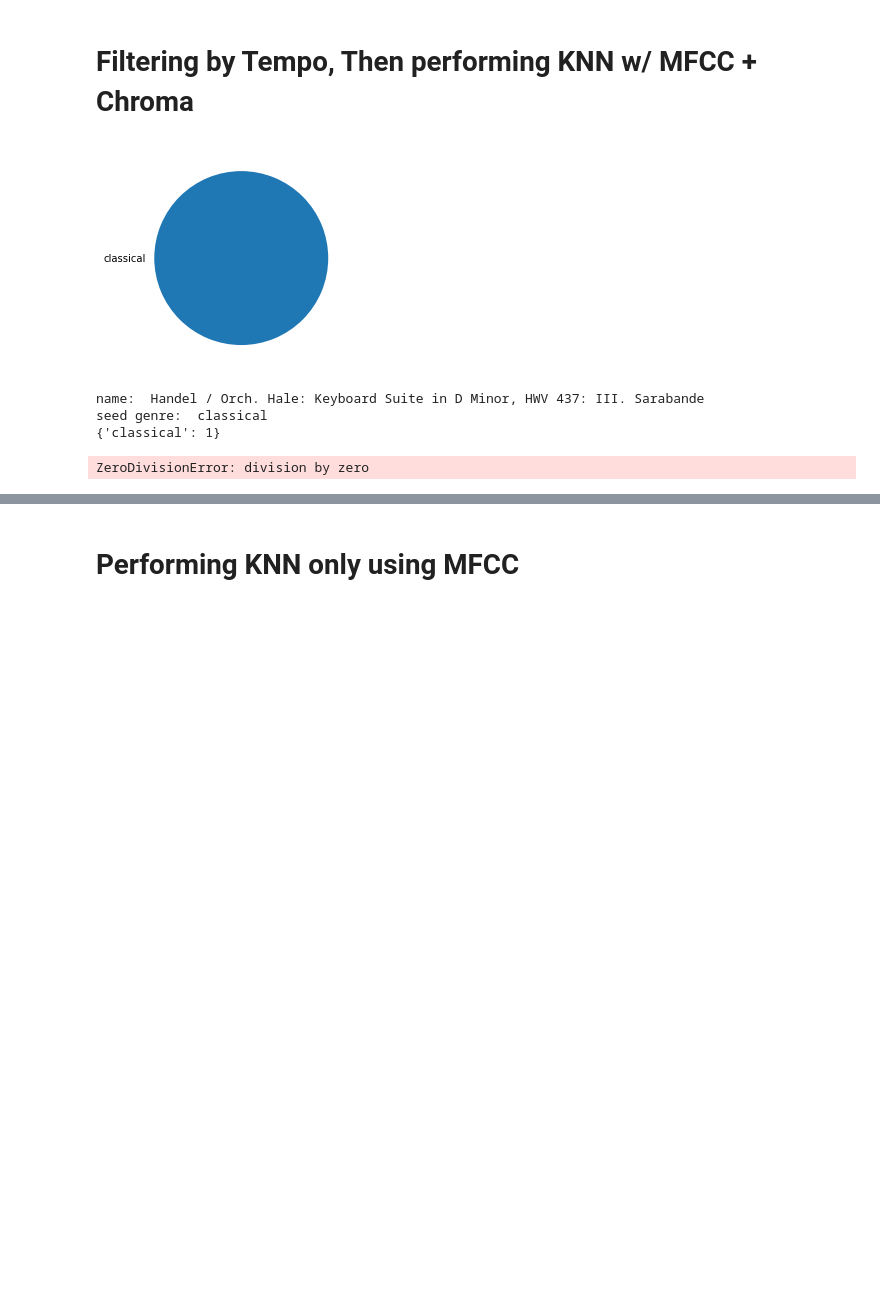
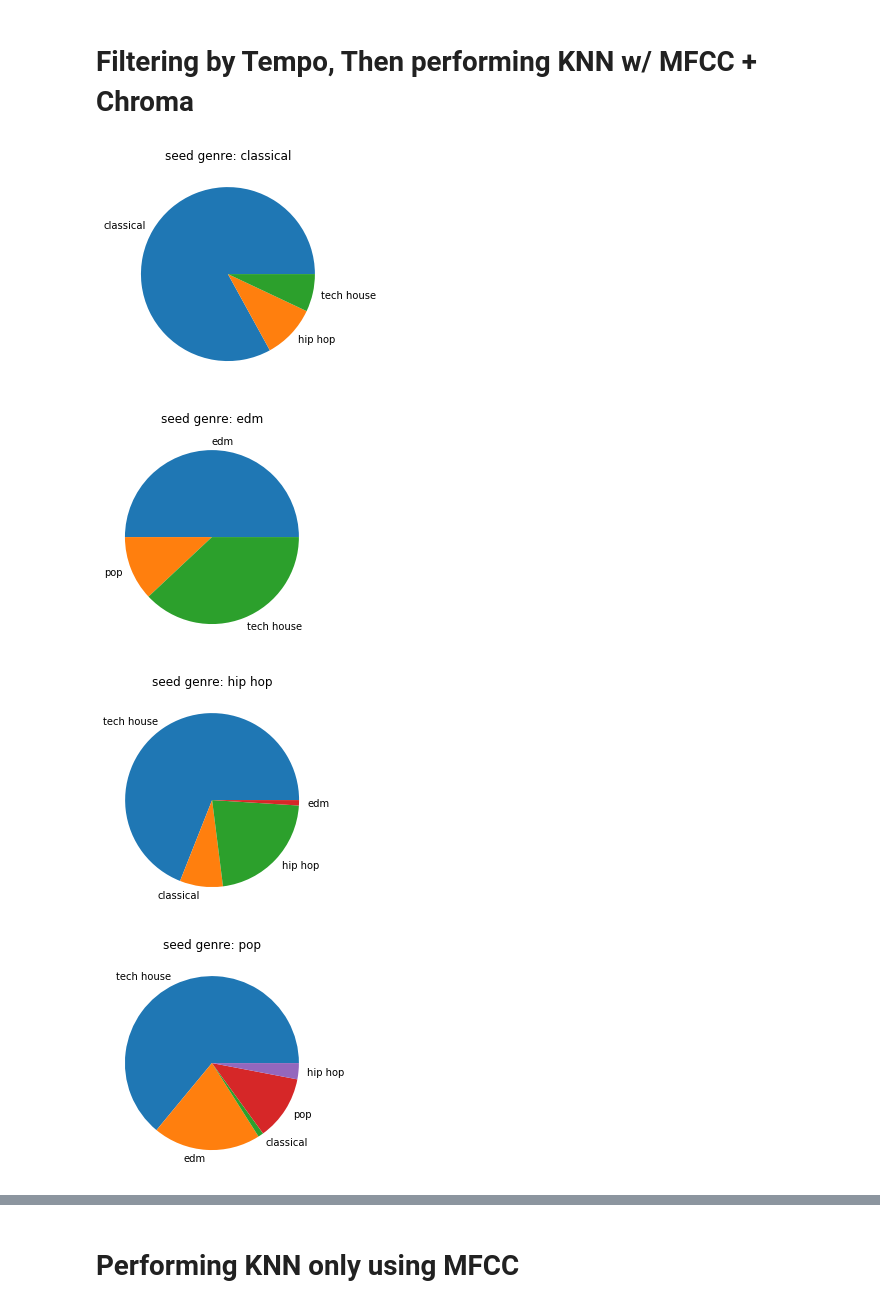
Before and after one commit to LukeMedeiros/JustFlow-notebooks, a Jupyter notebook: Bens-Notebooks/Similarity.ipynb, the cells around one changed output, grey strips where cells are left out. Cells and saved outputs as stored; diff of their text form; code cells hidden in the pictures; blank space fills up the shorter version.

Commit message:
displaying the average of each genre

```diff
--- a/Bens-Notebooks/Similarity.ipynb
+++ b/Bens-Notebooks/Similarity.ipynb
@@ -8,39 +8,42 @@ import re
 db_password = "capstone123!"
 with MongoClient("mongodb+srv://JustFlowAdmin:"+db_password+"@justflow-l8dim.mongodb.net/JustFlow?retryWrites=true&w=majority") as client:
     db = client.get_database('JustFlow')
-    tracks_db = db.test_tracks_genre_focus
+    tracks_db = db.test_tracks
     tracks = list(tracks_db.find({}))
 # %% [markdown]
 # Filtering by Tempo, Then performing KNN w/ MFCC + Chroma
 # %%
+genre_accuracy_combined = {'classical' : [0, 0], 'edm' : [0, 0], 'hip hop' : [0, 0], 'pop' : [0, 0], 'tech house' : [0, 0]}
+genre_breakdown_combined = {'classical' : {}, 'edm' : {}, 'hip hop' : {}, 'pop' : {}, 'tech house' : {} }
+
 for i in range(0, len(tracks), 10):
-    weights = {}
+    count = 0
     genre = tracks[i]['genres'][len(tracks[i]['genres'])-1]
-#     for genre in genres:
-    if genre not in weights:
-        weights[genre] = 1
-    else:
-        weights[genre] += 1
-    count = 0
+
     for key, value in tracks[i]['combined_neighbors'].items():
         compare = tracks_db.find_one({'_id' : key})
         compare_genre = compare['genres'][len(compare['genres'])-1]
-        if np.sum(genre == compare_genre) > 0:
+
+        if genre == compare_genre:
             count = count + 1
-#         for genre in compare_genres:
-        if compare_genre not in weights:
-            weights[compare_genre] = 1
+
+        if compare_genre not in genre_breakdown_combined[genre]:
+            genre_breakdown_combined[genre][compare_genre] = 1
         else:
-            weights[compare_genre] += 1
-    plt.pie(weights.values(), labels=weights.keys(), autopct=None)
-    plt.show()
-    print('name: ', tracks[i]['name'])
-    print('seed genre: ', genre)
-    print(weights)
-    print(count/len(tracks[i]['combined_neighbors']))
+            genre_breakdown_combined[genre][compare_genre] += 1
+
+    percent = count/len(tracks[i]['combined_neighbors'])
+    # calculating the total number of each genre test
+    genre_accuracy_combined[genre][0] += 1
+    # adding each percent to take the average later
+    genre_accuracy_combined[genre][1] += percent
-# %% [output]
-[figure, removed]
-name:  Handel / Orch. Hale: Keyboard Suite in D Minor, HWV 437: III. Sarabande
-seed genre:  classical
-{'classical': 1}
-ZeroDivisionError: division by zero
+# %%
+for key, value in genre_breakdown.items():
+    plt.pie(genre_breakdown_combined[key].values(), labels=genre_breakdown_combined[key].keys(), autopct=None)
+    plt.title('seed genre: ' + key)
+    plt.show()
+# %% [output]
+[figure, added]
+[figure, added]
+[figure, added]
+[figure, added]
```
Also changed, not shown: parts of 4 cells of this notebook.
